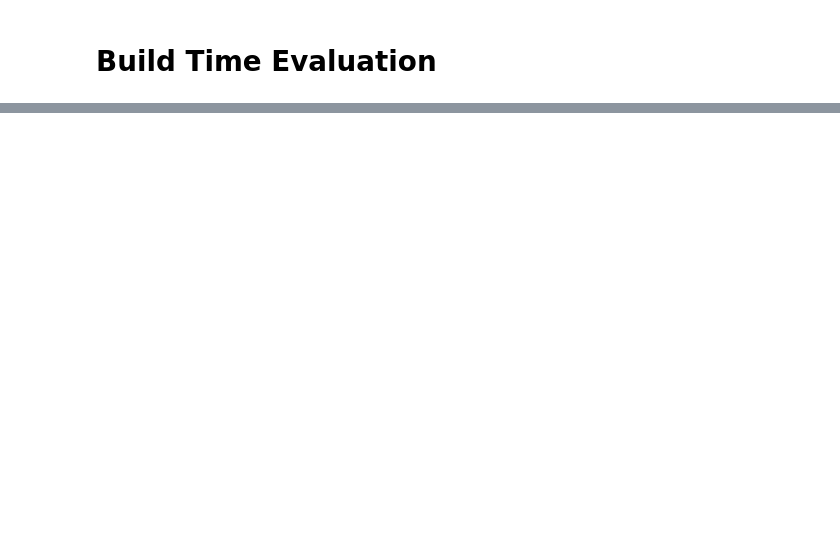
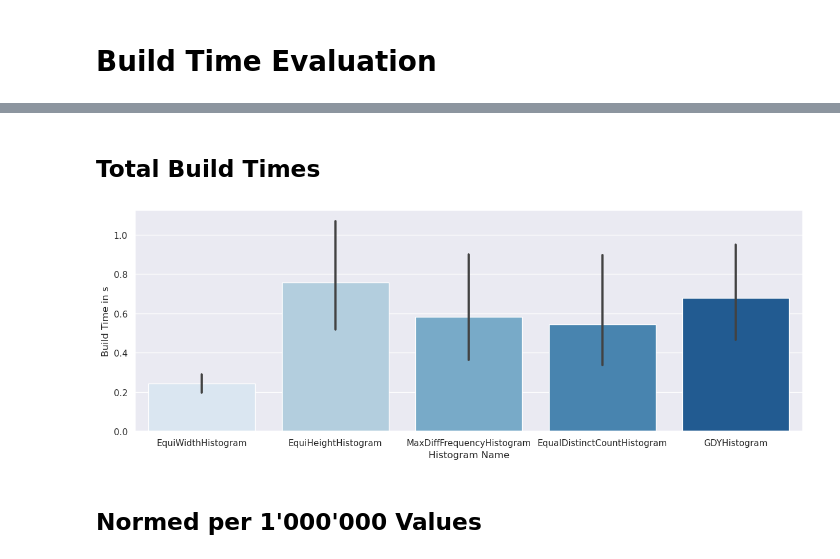
Before and after one commit to rrcomtech/hyrise-histograms, a Jupyter notebook: jupyter/generate_error_table.ipynb, the cells around one changed output, grey strips where cells are left out. Drawn from its saved outputs; the diff is of its cells as text; code cells hidden in the pictures; blank space fills up the shorter version.

Commit message:
Added More stats about Build Times

```diff
--- a/jupyter/generate_error_table.ipynb
+++ b/jupyter/generate_error_table.ipynb
@@ -112,7 +227,7 @@ for _, outer_benchmark, outer_query in queries.itertuples():
 # %% [markdown]
 # Build Time Evaluation
 # %%
-build_time_paths = glob.glob("data/**/*build_times*", recursive=True)
+build_time_paths = glob.glob("data/20230302/**/*build_times*", recursive=True)
 build_time_dataframes = []
 
 for path in build_time_paths:
@@ -125,9 +288,13 @@ build_times = pd.concat(build_time_dataframes)
+# %% [markdown]
+## Total Build Times
 # %%
-bt_histograms = build_times[["HISTOGRAM_NAME", "BUILD_TIME"]]
-
 sns.set_context('paper')
 sns.set(rc={'figure.figsize':(15,5)})
-ax = sns.barplot(x = 'HISTOGRAM_NAME', y = 'BUILD_TIME', data = bt_histograms,
+ax = sns.barplot(x = 'HISTOGRAM_NAME', y = 'BUILD_TIME', data = build_times,
             palette = 'Blues', edgecolor = 'w')
 ax.set(xlabel='Histogram Name', ylabel='Build Time in s')
 plt.show()
+# %% [output]
+[figure, added]
+# %% [markdown]
+## Normed per 1'000'000 Values
```
Also changed, not shown: parts of 9 cells of this notebook.
